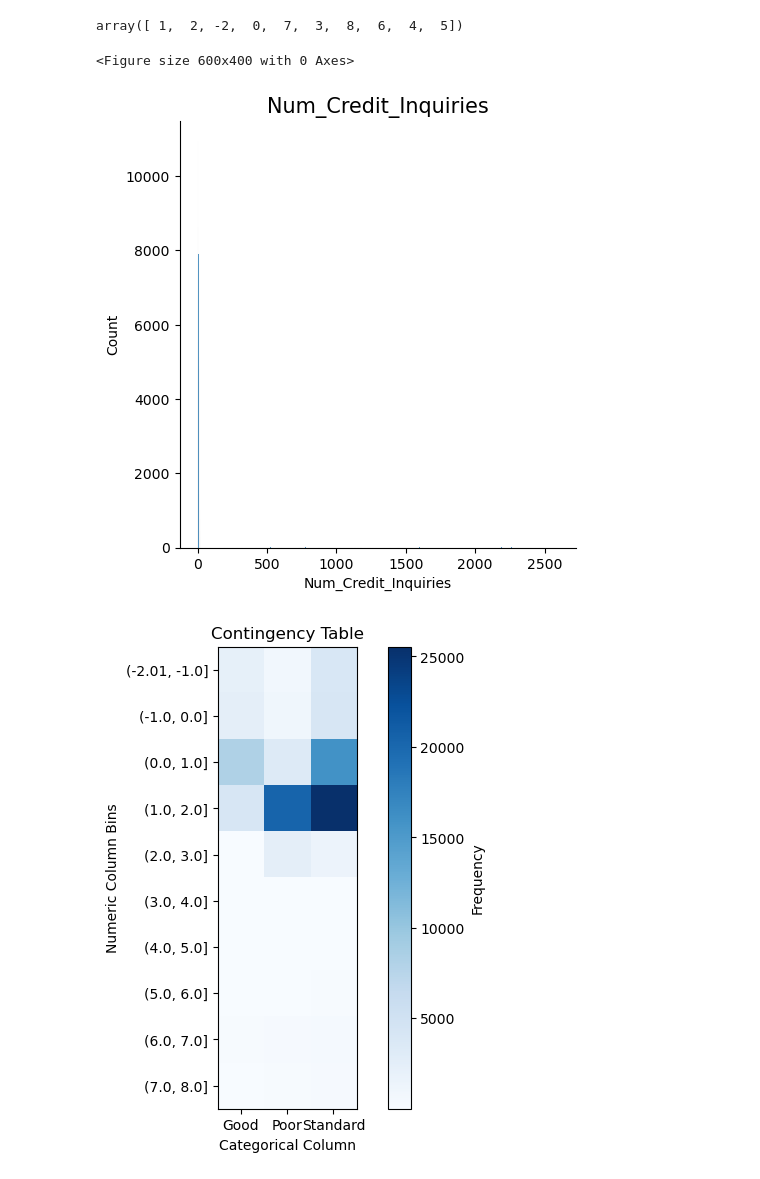
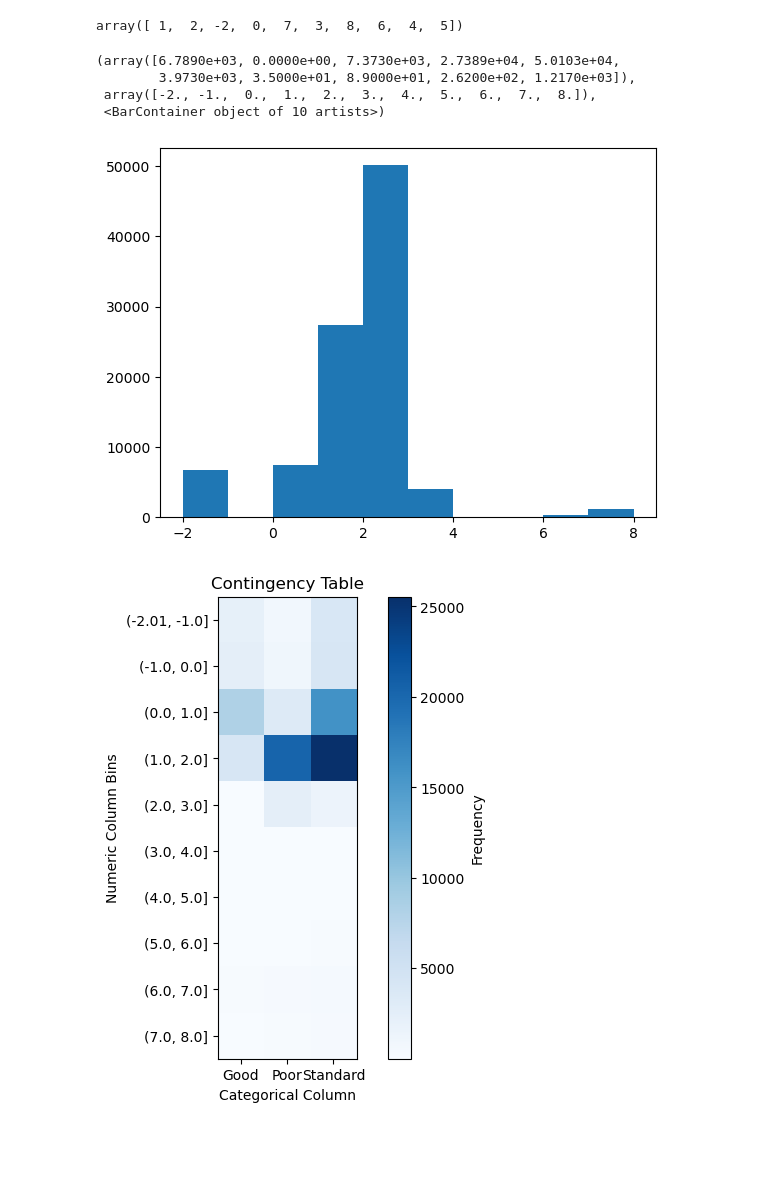
Before and after one commit to SaitejSamudrala/Credit-Score-Classification, a Jupyter notebook: src/main.ipynb, the cells around one changed output. Drawn from its saved outputs; the diff is of its cells as text; code cells hidden in the pictures; blank space fills up the shorter version.

```diff
--- a/src/main.ipynb
+++ b/src/main.ipynb
@@ -997,11 +997,14 @@ train[numerical_columns].head()
 train['Num_Credit_Inquiries'].unique()
 # %% [output]
 array([ 1,  2, -2,  0,  7,  3,  8,  6,  4,  5])
-# %%
-dist_plot('Num_Credit_Inquiries')
-# %% [output]
-<Figure size 600x400 with 0 Axes>
-[figure, removed]
+# %%
+plt.hist(train['Num_Credit_Inquiries'])
+# %% [output]
+(array([6.7890e+03, 0.0000e+00, 7.3730e+03, 2.7389e+04, 5.0103e+04,
+        3.9730e+03, 3.5000e+01, 8.9000e+01, 2.6200e+02, 1.2170e+03]),
+ array([-2., -1.,  0.,  1.,  2.,  3.,  4.,  5.,  6.,  7.,  8.]),
+ <BarContainer object of 10 artists>)
+[figure, added]
 # %%
 train['Num_Credit_Inquiries_bins'] = pd.cut(train['Num_Credit_Inquiries'],bins=10);
 
```
Also changed, not shown: parts of 11 cells of this notebook, 4 other files.
